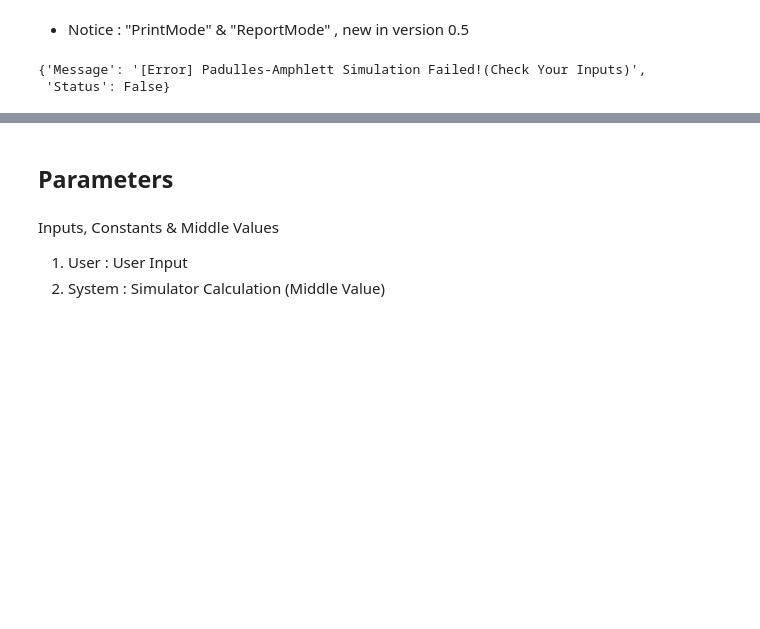
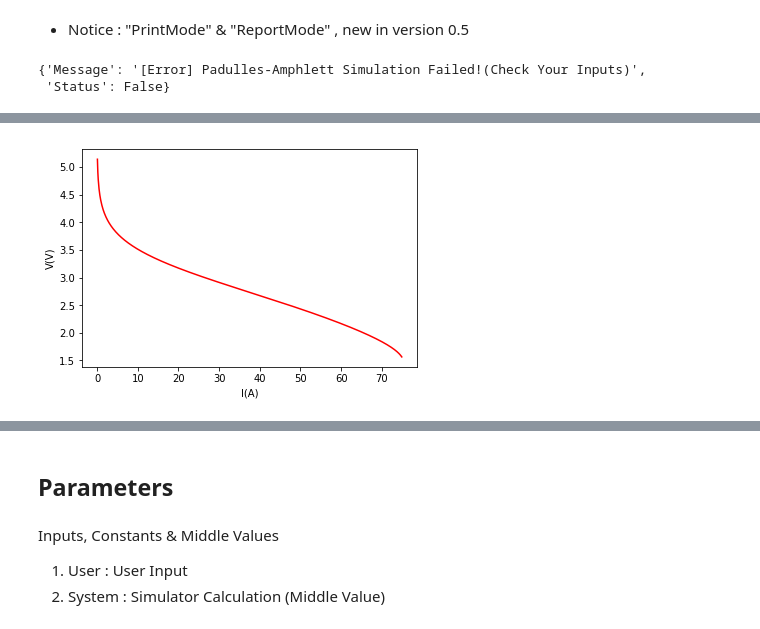
Before and after one commit to ECSIM/opem, a Jupyter notebook: Documents/Padulles_Amphlett.ipynb, the cells around one changed output, grey strips where cells are left out. Cells and saved outputs as stored; diff of their text form; code cells hidden in the pictures; blank space fills up the shorter version.

```diff
--- a/Documents/Padulles_Amphlett.ipynb
+++ b/Documents/Padulles_Amphlett.ipynb
@@ -327,0 +368,4 @@ Dynamic_Analysis(InputMethod={},TestMode=True,PrintMode=False,ReportMode=True)
+# %%
+plot_func(data["I"],data["V"],"I(A)","V(V)","red")
+# %% [output]
+[figure, added]
```
Also changed, not shown: parts of 16 cells of this notebook, 3 other files.
